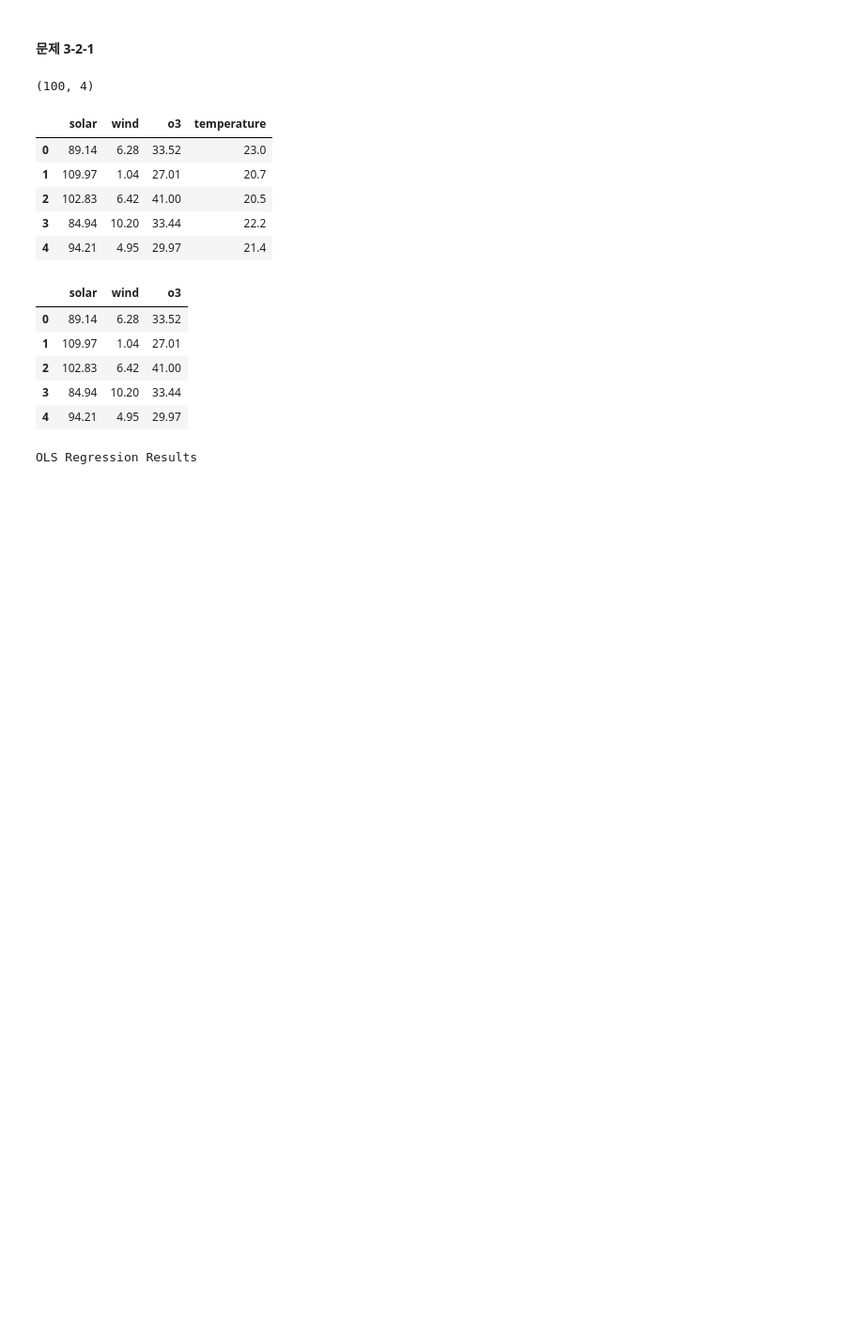
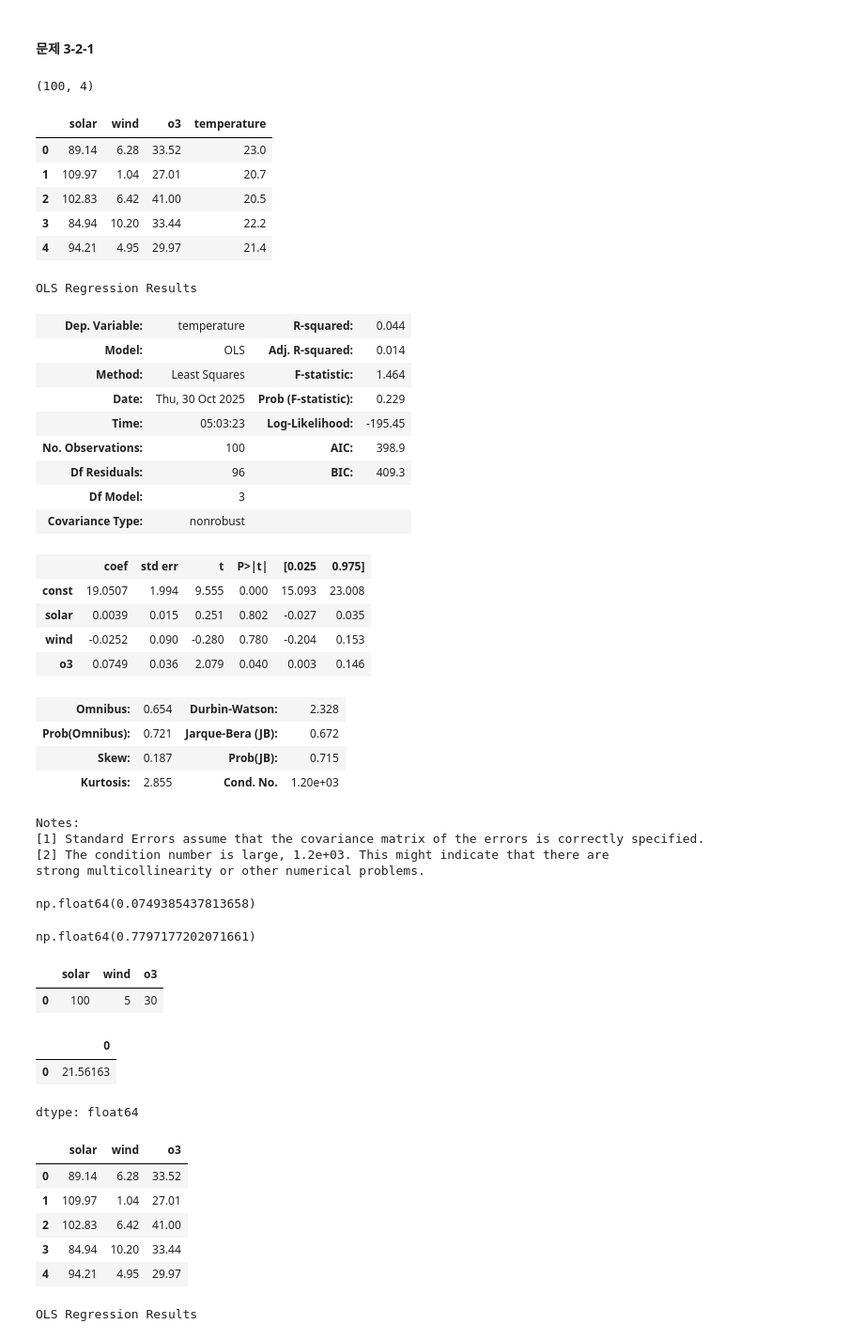
Before and after one commit to va4756/yemoon_bigdata_test, a Jupyter notebook: sinagong_bigdata.ipynb, the cells around one changed output. Shown at 94% size. Drawn from its saved outputs; the diff is of its cells as text; code cells hidden in the pictures; blank space fills up the shorter version.

```diff
--- a/sinagong_bigdata.ipynb
+++ b/sinagong_bigdata.ipynb
@@ -1552,6 +1565,72 @@ df.head()
 | 2 | 102.83 | 6.42 | 41.00 | 20.5 |
 | 3 | 84.94 | 10.20 | 33.44 | 22.2 |
 | 4 | 94.21 | 4.95 | 29.97 | 21.4 |
+# %%
+# 다중선형회귀
+X_cols = ['solar','wind', 'o3']
+Y_cols = ['temperature']
+
+X = df[X_cols]
+y = df[Y_cols]
+
+import statsmodels.api as sm
+X_const = sm.add_constant(X)
+model = sm.OLS(y, X_const).fit()
+model.summary()
+# %% [output]
+OLS Regression Results
+| Dep. Variable: | temperature | R-squared: | 0.044 |
+| Model: | OLS | Adj. R-squared: | 0.014 |
+| Method: | Least Squares | F-statistic: | 1.464 |
+| Date: | Thu, 30 Oct 2025 | Prob (F-statistic): | 0.229 |
+| Time: | 05:03:23 | Log-Likelihood: | -195.45 |
+| No. Observations: | 100 | AIC: | 398.9 |
+| Df Residuals: | 96 | BIC: | 409.3 |
+| Df Model: | 3 |  |  |
+| Covariance Type: | nonrobust |  |  |
+|  | coef | std err | t | P>|t| | [0.025 | 0.975] |
+| const | 19.0507 | 1.994 | 9.555 | 0.000 | 15.093 | 23.008 |
+| solar | 0.0039 | 0.015 | 0.251 | 0.802 | -0.027 | 0.035 |
+| wind | -0.0252 | 0.090 | -0.280 | 0.780 | -0.204 | 0.153 |
+| o3 | 0.0749 | 0.036 | 2.079 | 0.040 | 0.003 | 0.146 |
+| Omnibus: | 0.654 | Durbin-Watson: | 2.328 |
+| Prob(Omnibus): | 0.721 | Jarque-Bera (JB): | 0.672 |
+| Skew: | 0.187 | Prob(JB): | 0.715 |
+| Kurtosis: | 2.855 | Cond. No. | 1.20e+03 |
+Notes:
+[1] Standard Errors assume that the covariance matrix of the errors is correctly specified.
+[2] The condition number is large, 1.2e+03. This might indicate that there are
+strong multicollinearity or other numerical problems.
+# %%
+# o3 회귀계수
+o3_coef = model.params['o3']
+o3_coef
+# %% [output]
+np.float64(0.0749385437813658)
+# %%
+# wind에 대한 p-value
+pval = model.pvalues['wind']
+pval
+# %% [output]
+np.float64(0.7797177202071661)
+# %%
+new_data = pd.DataFrame({
+    'solar': [100],
+    'wind': [5],
+    'o3': [30]
+})
+new_data
+# %% [output]
+|  | solar | wind | o3 |
+| 0 | 100 | 5 | 30 |
+# %%
+new_data = sm.add_constant(new_data, has_constant='add')
+pred = model.predict(new_data)
+pred
+# %% [output]
+|  | 0 |
+| 0 | 21.56163 |
+dtype: float64
 # %%
 # 선형회귀 모델
 import statsmodels.api as sm
```
Also changed, not shown: parts of 14 cells of this notebook.
